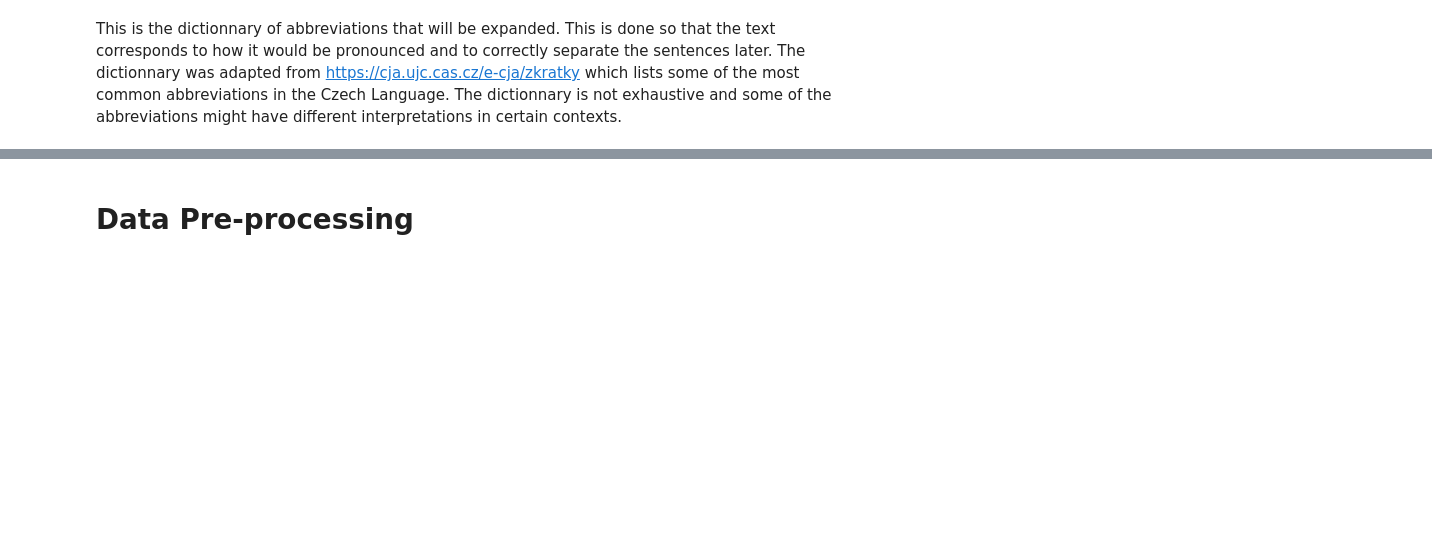
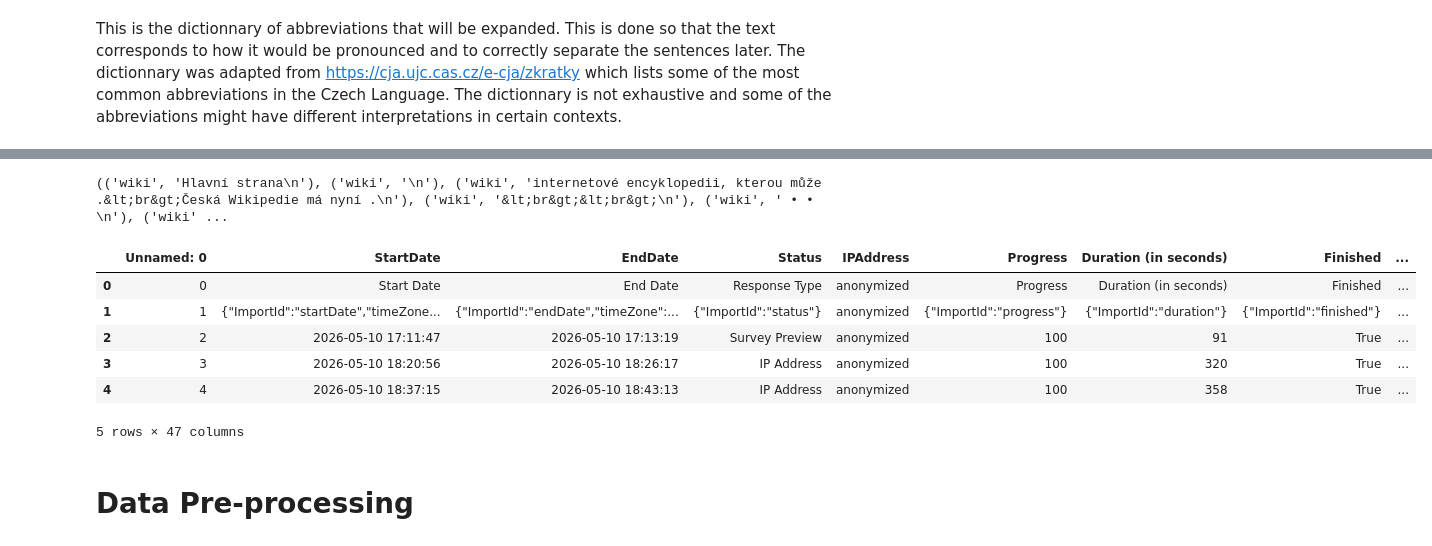
Before and after one commit to vk4444/DATA301_Project, a Jupyter notebook: code.ipynb, the cells around one changed output, grey strips where cells are left out. Cells and saved outputs as stored; diff of their text form; code cells hidden in the pictures; blank space fills up the shorter version.

```diff
--- a/code.ipynb
+++ b/code.ipynb
@@ -270,3 +250,19 @@ survey_anonymized.compute()
+# %%
+# look at the first few items of text
+print(all_text.take(15))
+# %% [output]
+(('wiki', 'Hlavní strana\n'), ('wiki', '\n'), ('wiki', 'internetové encyklopedii, kterou může .&lt;br&gt;Česká Wikipedie má nyní .\n'), ('wiki', '&lt;br&gt;&lt;br&gt;\n'), ('wiki', ' • • \n'), ('wiki' ...
+# %%
+# look at the first few rows of the survey
+survey_anonymized.head()
+# %% [output]
+|  | Unnamed: 0 | StartDate | EndDate | Status | IPAddress | Progress | Duration (in seconds) | Finished | ... |
+| 0 | 0 | Start Date | End Date | Response Type | anonymized | Progress | Duration (in seconds) | Finished | ... |
+| 1 | 1 | {"ImportId":"startDate","timeZone... | {"ImportId":"endDate","timeZone":... | {"ImportId":"status"} | anonymized | {"ImportId":"progress"} | {"ImportId":"duration"} | {"ImportId":"finished"} | ... |
+| 2 | 2 | 2026-05-10 17:11:47 | 2026-05-10 17:13:19 | Survey Preview | anonymized | 100 | 91 | True | ... |
+| 3 | 3 | 2026-05-10 18:20:56 | 2026-05-10 18:26:17 | IP Address | anonymized | 100 | 320 | True | ... |
+| 4 | 4 | 2026-05-10 18:37:15 | 2026-05-10 18:43:13 | IP Address | anonymized | 100 | 358 | True | ... |
+5 rows × 47 columns
 # %% [markdown]
 # Data Pre-processing
 # %%
```
Also changed, not shown: parts of 10 cells of this notebook.
